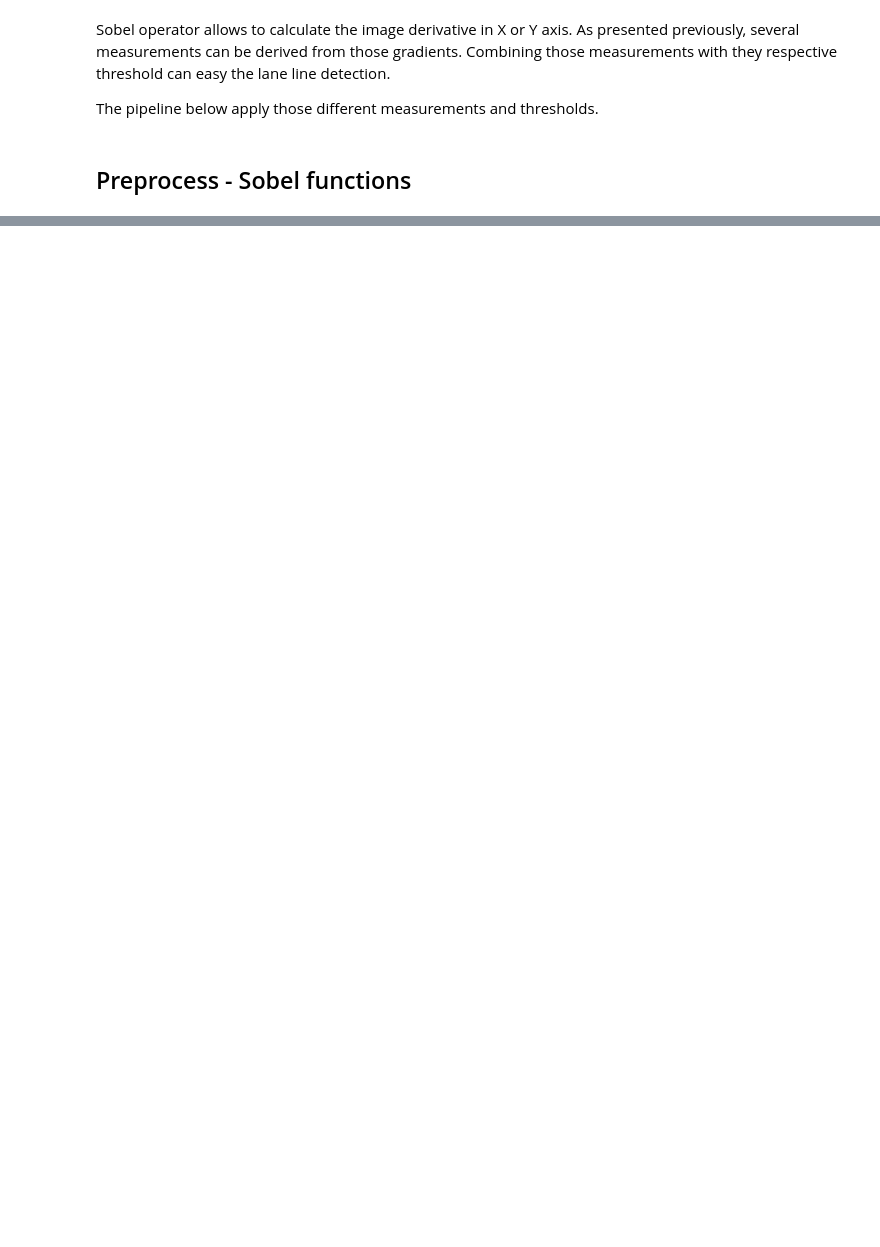
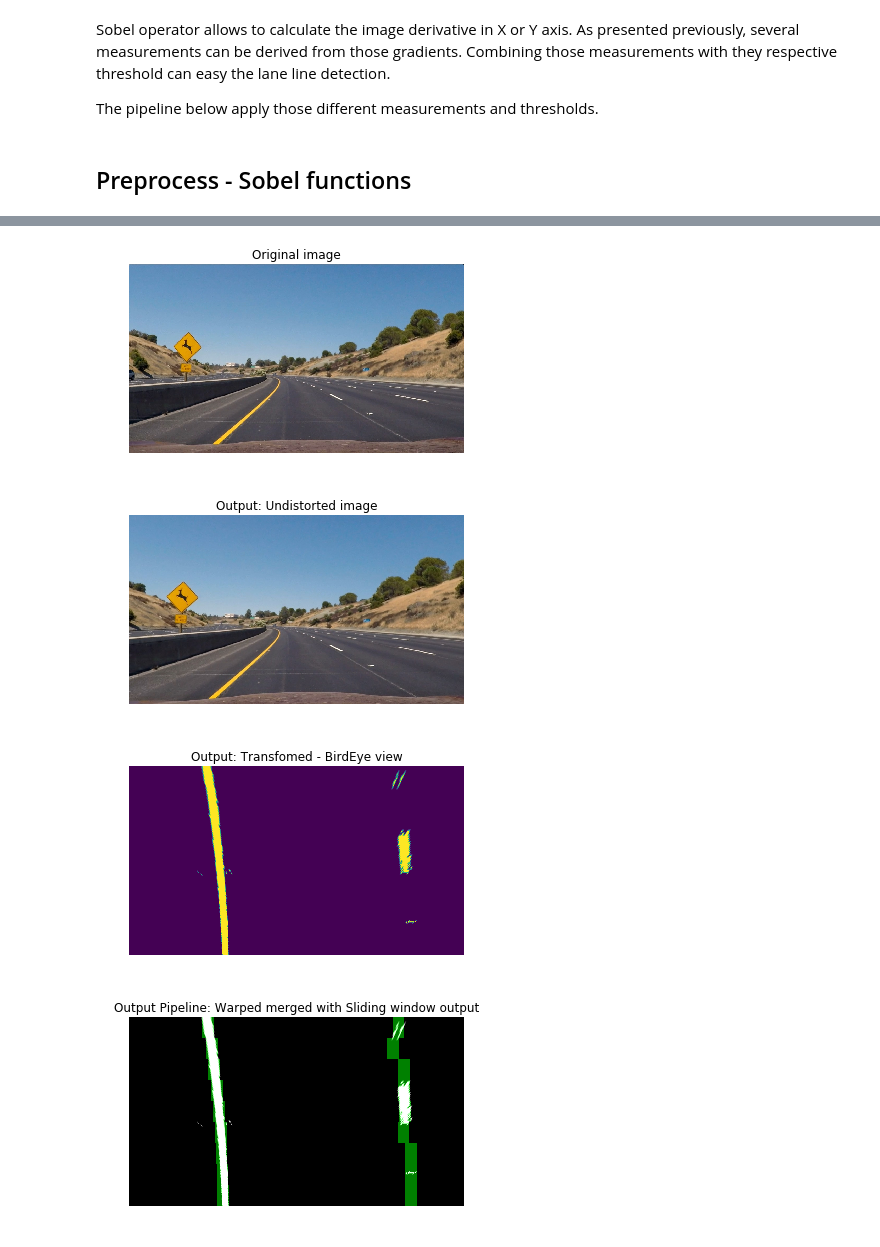
Before and after one commit to mahumberto/course-udacity-selfDrivingCarND, a Jupyter notebook: term1-computerVision-DeepLearning/11-proj-advancedLaneFinding/02-proj-advancedLaneFinding.ipynb, the cells around one changed output, grey strips where cells are left out. Cells and saved outputs as stored; diff of their text form; code cells hidden in the pictures; blank space fills up the shorter version.

```diff
--- a/term1-computerVision-DeepLearning/11-proj-advancedLaneFinding/02-proj-advancedLaneFinding.ipynb
+++ b/term1-computerVision-DeepLearning/11-proj-advancedLaneFinding/02-proj-advancedLaneFinding.ipynb
@@ -337,0 +417,11 @@ getPipe = pipelineAdvancedLaneFinding(img, True)
+# %%
+testImage_DIR = '11-input-centerCamera-testImages/'
+testImage_sample_FILE = 'test2.jpg'
+
+img = mpimg.imread(testImage_DIR + testImage_sample_FILE)
+_ = pipelineAdvancedLaneFinding(img, True)
+# %% [output]
+[figure, added]
+[figure, added]
+[figure, added]
+[figure, added]
```
Also changed, not shown: parts of 25 cells of this notebook, 1 other file.
